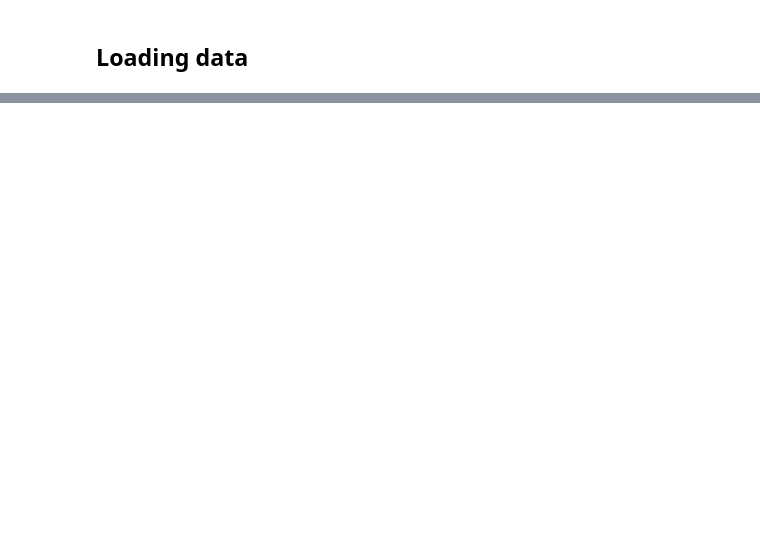
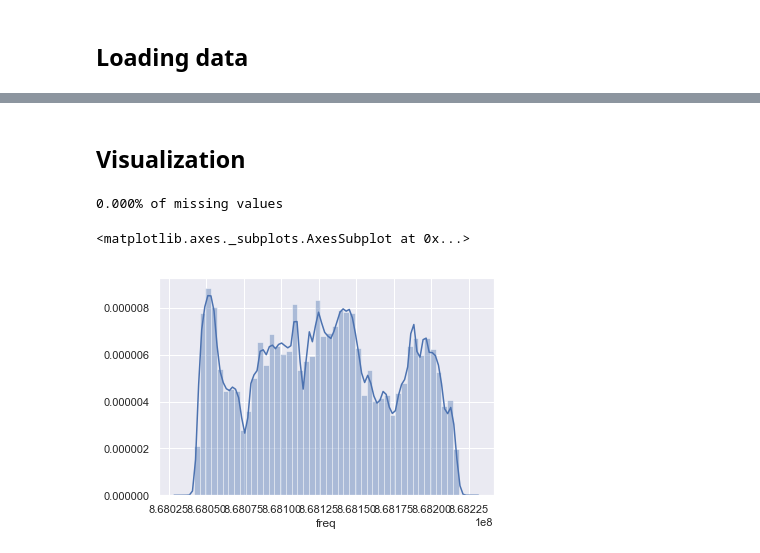
Before and after one commit to vcharvet/geoloc-challenge, a Jupyter notebook: notebooks/feature_exploration.ipynb, the cells around one changed output, grey strips where cells are left out. Saved outputs shown, nothing was run; the diff lists cells and outputs as text; code cells hidden in the pictures; blank space fills up the shorter version.

```diff
--- a/notebooks/feature_exploration.ipynb
+++ b/notebooks/feature_exploration.ipynb
@@ -25,2 +22,9 @@ toy_labels = pd.read_csv('data/Toy/labels_toy.csv', sep=';', usecols=['latitude'
+# %%
+train_path = 'data/Train/Train_dataset-002.csv'
+
+train_df = pd.read_csv(train_path, sep=',')
+train_labels = train_df.loc[:, ['latitude', 'longitude']]
+
+train_df.drop(['latitude', 'longitude'], axis=1, inplace=True)
 # %%
 from utils.plot_map import PlotMap
@@ -29,0 +113,14 @@ PlotMap(toy_labels)
+# %% [markdown]
+## Visualization
+# %%
+import seaborn as sns
+
+sns.set()
+# %%
+print('{:.3f}% of missing values'.format(train_df['freq'].isna().sum() / train_df.shape[0] * 100 ))
+
+sns.distplot(train_df['freq'].dropna())
+# %% [output]
+0.000% of missing values
+<matplotlib.axes._subplots.AxesSubplot at 0x...>
+[figure, added]
```
Also changed, not shown: parts of 19 cells of this notebook, 1 other file.
